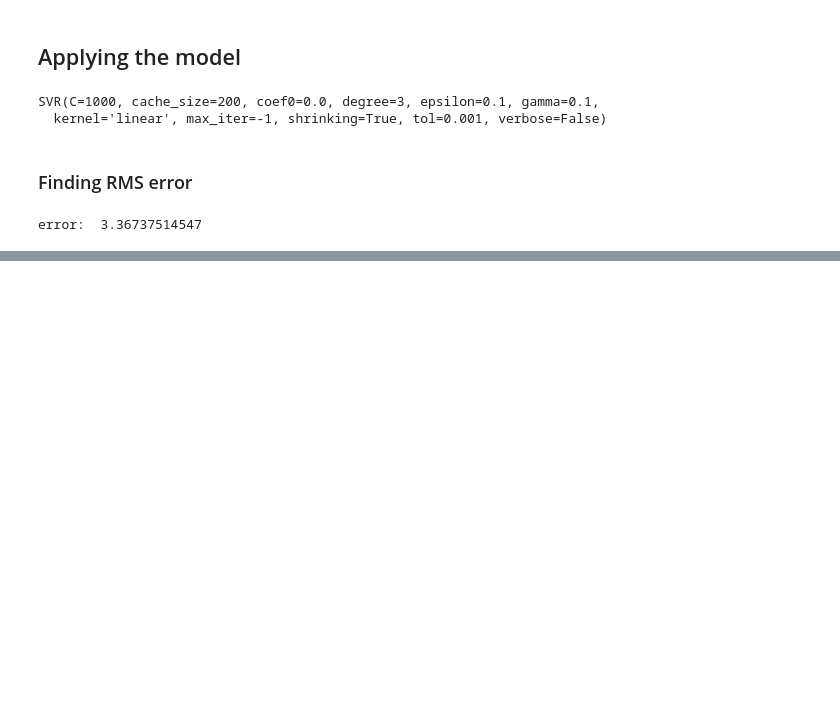
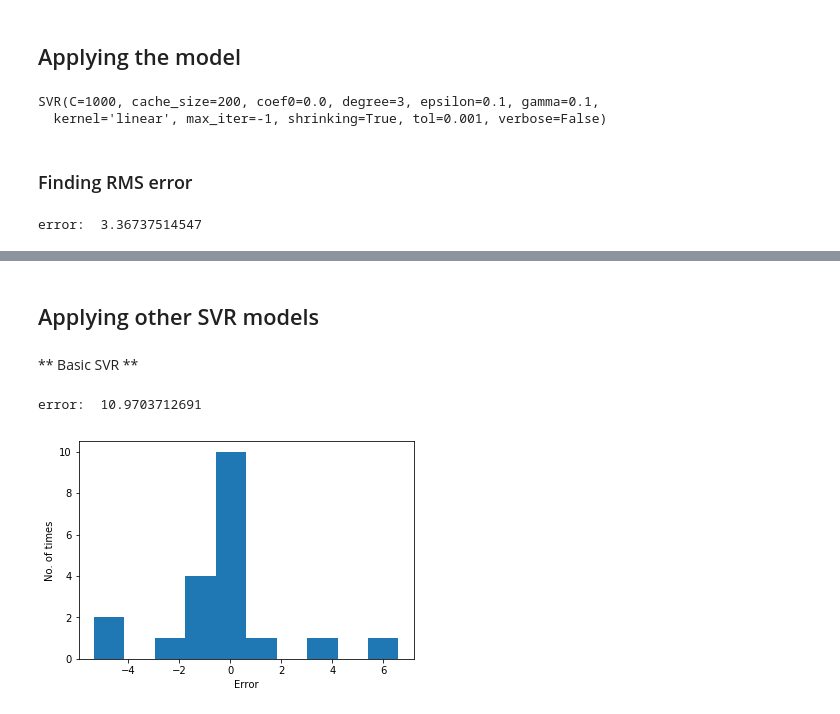
Before and after one commit to vipulbjj/kritsnam-technologies, a Jupyter notebook: svm regression.ipynb, the cells around one changed output, grey strips where cells are left out. Cells and saved outputs as stored; diff of their text form; code cells hidden in the pictures; blank space fills up the shorter version.

Commit message:
other models applied

```diff
--- a/svm regression.ipynb
+++ b/svm regression.ipynb
@@ -149,0 +146,18 @@ plt.hist(plot_error)
+# %% [markdown]
+## Applying other SVR models
+# %% [markdown]
+** Basic SVR **
+# %%
+clf = svm.SVR(C=1, kernel='rbf', gamma='auto')
+clf.fit(data, y_train_true)
+y_predicted = clf.predict(test_data)
+error = (np.sum((y_predicted - y_test_true)**2))**(1/2)
+print('error: ', error)
+plot_error = y_predicted - y_test_true
+plt.xlabel('Error')
+plt.ylabel('No. of times')
+plt.hist(plot_error)
+plt.show()
+# %% [output]
+error:  10.9703712691
+[figure, added]
```
Also changed, not shown: parts of 5 cells of this notebook.
